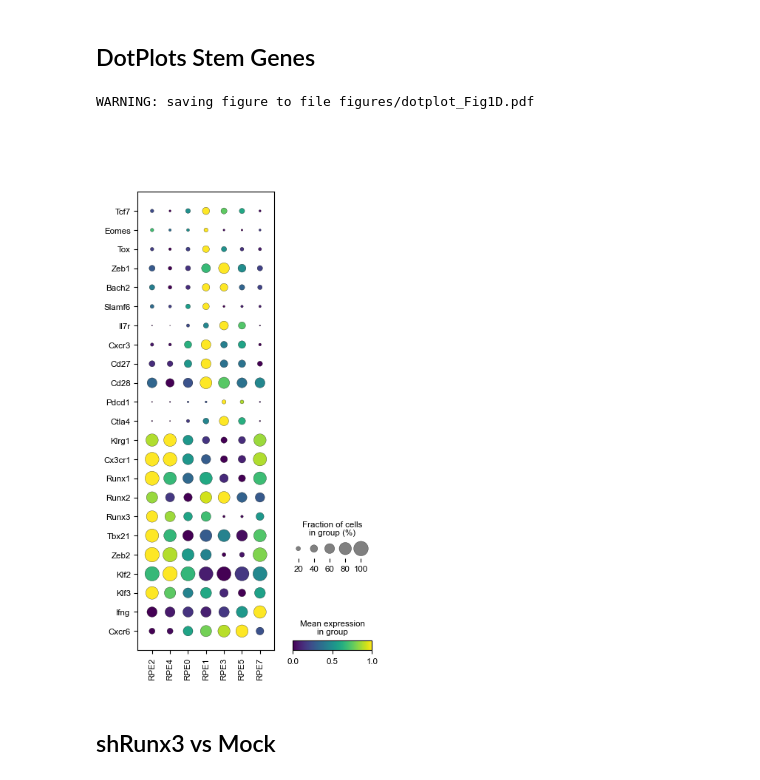
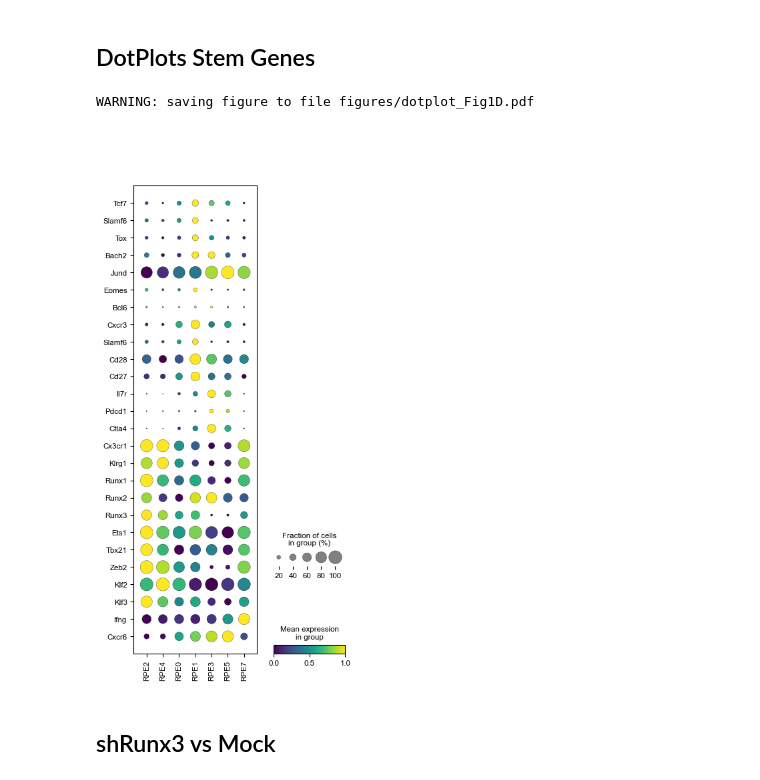
Before and after one commit to ScrippsPipkinLab/AlbaoRunx3Manuscript, a Jupyter notebook: figures/01/RPE_UMAP.ipynb, the cells around one changed output. Saved outputs shown, nothing was run; the diff lists cells and outputs as text; code cells hidden in the pictures.

Commit message:
Figure 5, 6

```diff
--- a/figures/01/RPE_UMAP.ipynb
+++ b/figures/01/RPE_UMAP.ipynb
@@ -159,15 +157,37 @@ adata_sub.uns['leiden_r1_colors'] = ['#279e68', '#aa40fc', '#1f77b4', '#ff7f0e',
 # %% [markdown]
 ## DotPlots Stem Genes
 # %%
-genes = [   'Tcf7', 'Eomes', 'Tox', 'Zeb1', 'Bach2',
-            'Slamf6', 'Il7r','Cxcr3', 'Cd27', 'Cd28', 'Pdcd1', 'Ctla4',
-            'Klrg1', 'Cx3cr1',
-            'Runx1', 'Runx2', 'Runx3', 'Tbx21', 'Zeb2', 'Klf2', 'Klf3', 'Ifng', 'Cxcr6']
+genes = [   'Tcf7',
+            'Slamf6',
+            'Tox',
+            'Bach2',
+            'Jund',
+            'Eomes',
+            'Bcl6',
+            'Cxcr3',
+            'Slamf6',
+            'Cd28',
+            'Cd27',
+            'Il7r',
+            'Pdcd1',
+            'Ctla4',
+            'Cx3cr1',
+            'Klrg1',
+            'Runx1',
+            'Runx2',
+            'Runx3',
+            'Ets1',
+            'Tbx21',
+            'Zeb2',
+            'Klf2',
+            'Klf3',
+            'Ifng',
+            'Cxcr6']
 # sc.pl.dotplot(adata_sub, genes, groupby='leiden_r1', swap_axes=True, cmap="viridis", save="stem_RPE_dotplot.pdf")
 sc.pl.dotplot(adata_sub, genes, groupby='leiden_r1', swap_axes=True, cmap="viridis", standard_scale='var', save = "Fig1D.pdf")
 # %% [output]
 WARNING: saving figure to file figures/dotplot_Fig1D.pdf
-[figure, old version]
+[figure, new version]
 # %% [markdown]
 ## shRunx3 vs Mock
 # %%
```
Also changed, not shown: parts of 1 cell of this notebook, 15 other files.
